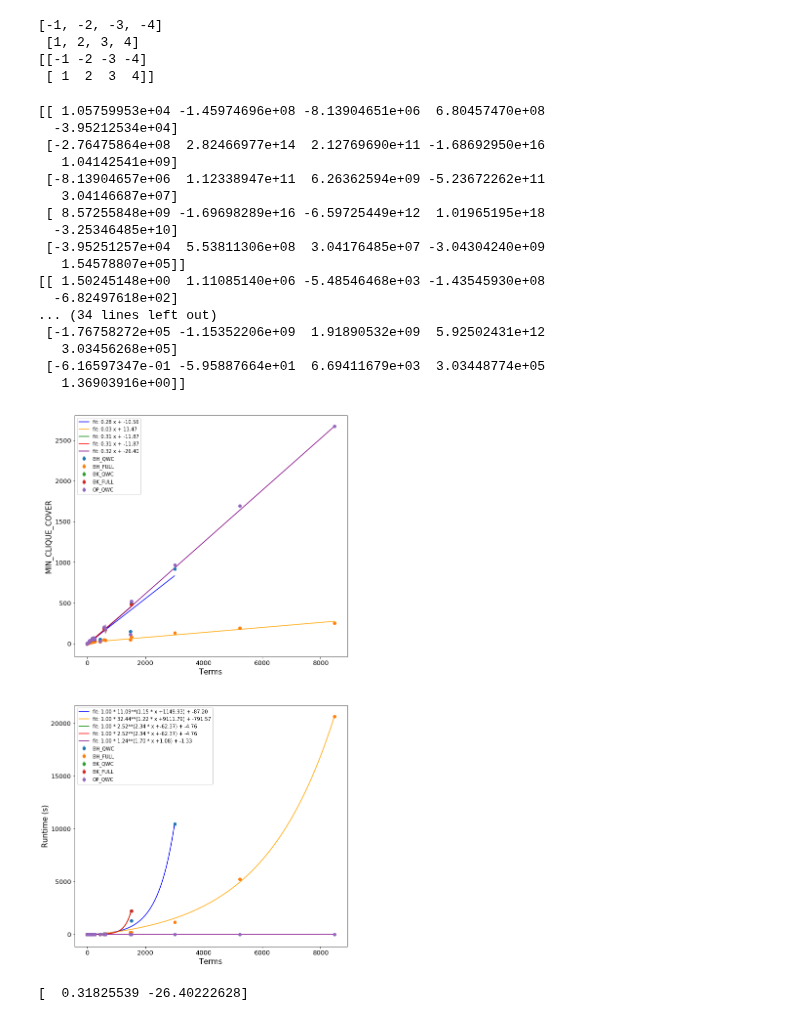
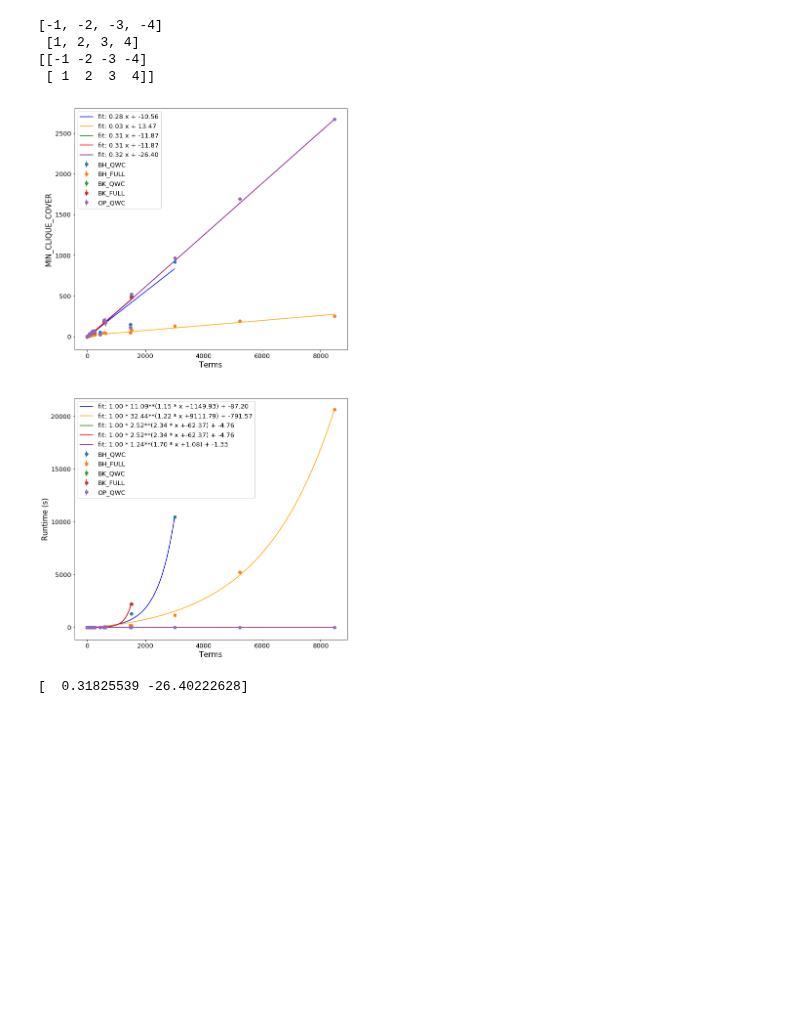
Before and after one commit to teaguetomesh/vqe-term-grouping, a Jupyter notebook: MIN_CLIQUE_COVER_scaling.ipynb, the cells around one changed output. Saved outputs shown, nothing was run; the diff lists cells and outputs as text; code cells hidden in the pictures; blank space fills up the shorter version.

Commit message:
better figures

```diff
--- a/MIN_CLIQUE_COVER_scaling.ipynb
+++ b/MIN_CLIQUE_COVER_scaling.ipynb
@@ -271,54 +271,38 @@ for i, bm in enumerate(bmarks):
     cliques_temp = bm[:,1]
     runtime_temp = bm[:,2]
 
     # Sort the benchmarks and get their errors
     terms, cliques, clique_err = return_with_errors(terms_temp, cliques_temp)
     _, runtime, runtime_err = return_with_errors(terms_temp, runtime_temp)
 
     # print the benchmarks
     #for n in range(len(terms)):
     #    print('{}: {} [{},{}]'.format(terms[n], cliques[n], clique_err[0][n], clique_err[1][n]))
 
     # Fit the benchmarks to linear and exponential funcs
     fit_x = np.arange(0,terms[-1],2)
 
     cpopt, cpcov = curve_fit(lin_func, terms, cliques)
 
     ax[0].plot(fit_x, lin_func(fit_x, *cpopt),c=c[i],label='fit: {:.2f} x + {:.2f}'.format(*cpopt))
 
     rpopt, rpcov = curve_fit(exp_func, terms, runtime)
-    print(rpcov)
     ax[1].plot(fit_x, exp_func(fit_x, *rpopt),c=c[i],
                label='fit: {:.2f} * {:.2f}**({:.2f} * x +{:.2f}) + {:.2f}'.format(*rpopt))
 
+    # Plot #terms vs #cliques
     ax[0].errorbar(terms,cliques,yerr=[clique_err[0],clique_err[1]],fmt='o',label=labels[i])
     ax[0].set_ylabel('MIN_CLIQUE_COVER')
     ax[0].set_xlabel('Terms')
-    ax[0].legend()
+    ax[0].legend(fontsize=13)
 
+    # Plot #terms vs runtime
     ax[1].errorbar(terms,runtime,yerr=[runtime_err[0],runtime_err[1]],fmt='o',label=labels[i])
     ax[1].set_ylabel('Runtime (s)')
     ax[1].set_xlabel('Terms')
-    ax[1].legend()
+    ax[1].legend(fontsize=13)
 # %% [output]
-[[ 1.05759953e+04 -1.45974696e+08 -8.13904651e+06  6.80457470e+08
-  -3.95212534e+04]
- [-2.76475864e+08  2.82466977e+14  2.12769690e+11 -1.68692950e+16
-   1.04142541e+09]
- [-8.13904657e+06  1.12338947e+11  6.26362594e+09 -5.23672262e+11
-   3.04146687e+07]
- [ 8.57255848e+09 -1.69698289e+16 -6.59725449e+12  1.01965195e+18
-  -3.25346485e+10]
- [-3.95251257e+04  5.53811306e+08  3.04176485e+07 -3.04304240e+09
-   1.54578807e+05]]
-[[ 1.50245148e+00  1.11085140e+06 -5.48546468e+03 -1.43545930e+08
-  -6.82497618e+02]
-... (34 lines left out)
- [-1.76758272e+05 -1.15352206e+09  1.91890532e+09  5.92502431e+12
-   3.03456268e+05]
- [-6.16597347e-01 -5.95887664e+01  6.69411679e+03  3.03448774e+05
-   1.36903916e+00]]
-[figure, old version]
+[figure, new version]
 # %%
 print(cpopt)
 # %% [output]
```
Also changed, not shown: parts of 1 cell of this notebook.
